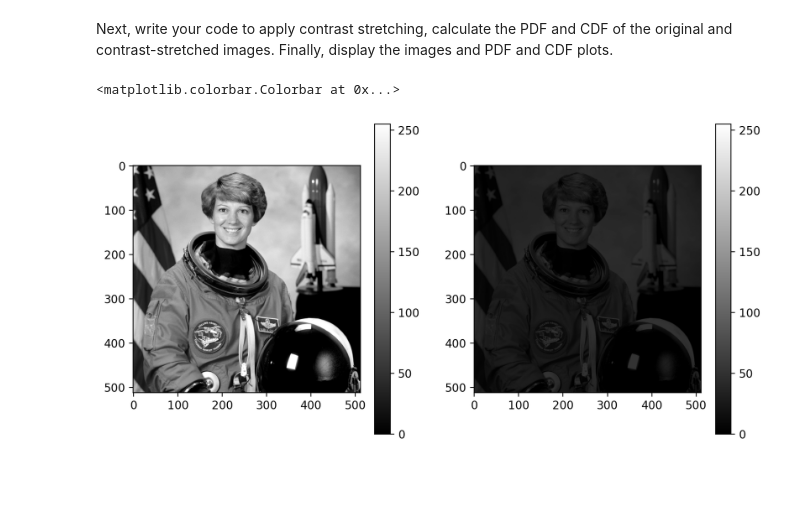
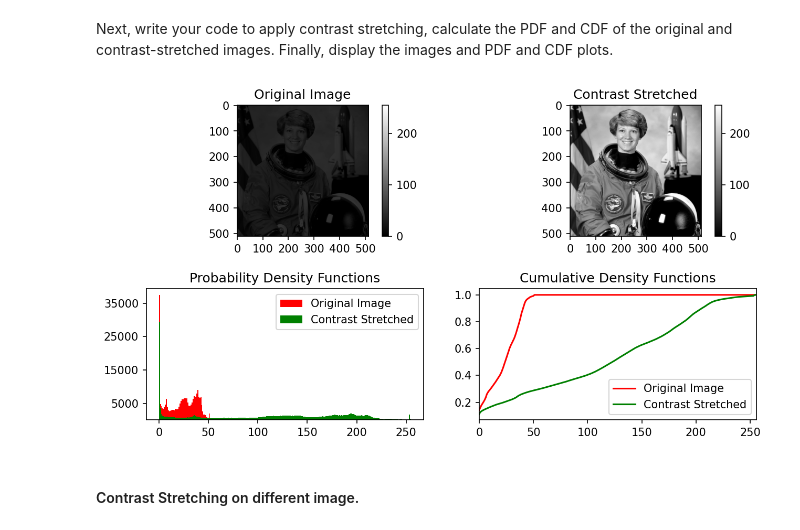
Before and after one commit to davidsaurus/AP_157_Lab, a Jupyter notebook: AP157_lab_assignment_B1.ipynb, the cells around one changed output. Drawn from its saved outputs; the diff is of its cells as text; code cells hidden in the pictures; blank space fills up the shorter version.

```diff
--- a/AP157_lab_assignment_B1.ipynb
+++ b/AP157_lab_assignment_B1.ipynb
@@ -213,20 +214,56 @@ plt.colorbar()
 [figure]
 # %% [markdown]
 Next, write your code to apply contrast stretching, calculate the PDF and CDF of the original and contrast-stretched images. Finally, display the images and PDF and CDF plots.
-# %%
-from skimage import color, data, exposure
-from skimage.transform import rescale
-
-img = color.rgb2gray(data.astronaut())*256 # original astronaut image
-plt.figure(figsize=(10,5), dpi = 200)
-plt.subplot(121)
-plt.imshow(img, cmap = 'gray', vmax = 255)
-plt.colorbar()
-
-img_low_contrast = img/5 # low contrast astronaut image
-plt.subplot(122)
-plt.imshow(img_low_contrast, cmap = 'gray', vmax = 255)
-plt.colorbar()
-# %% [output]
-<matplotlib.colorbar.Colorbar at 0x...>
-[figure, removed]
+# %%
+def con_stretch(img):
+    img_s = img*((255-0)/(np.max(img)-np.min(img)))
+    return img_s
+
+def hister(img, p):
+    hist, bins = np.histogram(img.flatten(), p, [np.min(range(p)), np.max(range(p))])
+    cdf = hist.cumsum()
+    cdf_norm = cdf / np.max(cdf)
+    plot_hist = img.flatten()
+
+    return plot_hist, bins, cdf_norm
+# %%
+astro_stretch = con_stretch(img_low_contrast) # Contrast stretching implementation.
+
+hist1, bins1, cdf_norm1 = hister(img_low_contrast, 256) # Declaring as variables the necessary values for plotting the PDFs and CDFs.
+hist2, bins2, cdf_norm2 = hister(astro_stretch, 256) # Shows the advantage of creating the hister function.
+# %%
+plt.figure(figsize=(10,5), dpi = 150)
+plt.subplot(221)
+plt.title("Original Image")
+plt.xticks([i for i in np.arange(0, 513, 100)])
+plt.yticks([i for i in np.arange(0, 513, 100)])
+plt.imshow(img_low_contrast, cmap = 'gray', vmax = 255)
+plt.colorbar()
+
+plt.subplot(222)
+plt.title("Contrast Stretched")
+plt.xticks([i for i in np.arange(0, 513, 100)])
+plt.yticks([i for i in np.arange(0, 513, 100)])
+plt.imshow(astro_stretch, cmap = 'gray', vmax = 255)
+plt.colorbar()
+
+plt.subplot(223)
+plt.title("Probability Density Functions")
+plt.yticks([i for i in np.arange(5000, 35001, 10000)])
+plt.hist(hist1, bins1, [0, 256], color='red', label='Original Image')
+plt.hist(hist2, bins2, [0, 256], color='green', label='Contrast Stretched')
+plt.legend()
+
+plt.subplot(224)
+plt.title("Cumulative Density Functions")
+plt.plot(cdf_norm1, color='red', label='Original Image')
+plt.plot(cdf_norm2, color='green', label='Contrast Stretched')
+plt.xlim([0, 256])
+plt.legend()
+
+plt.subplots_adjust(bottom=0.1, top=0.9, wspace=0.2, hspace=0.4)
+plt.show()
+# %% [output]
+[figure, added]
+# %% [markdown]
+#### Contrast Stretching on different image.
```
Also changed, not shown: parts of 3 cells of this notebook, 2 other files.
